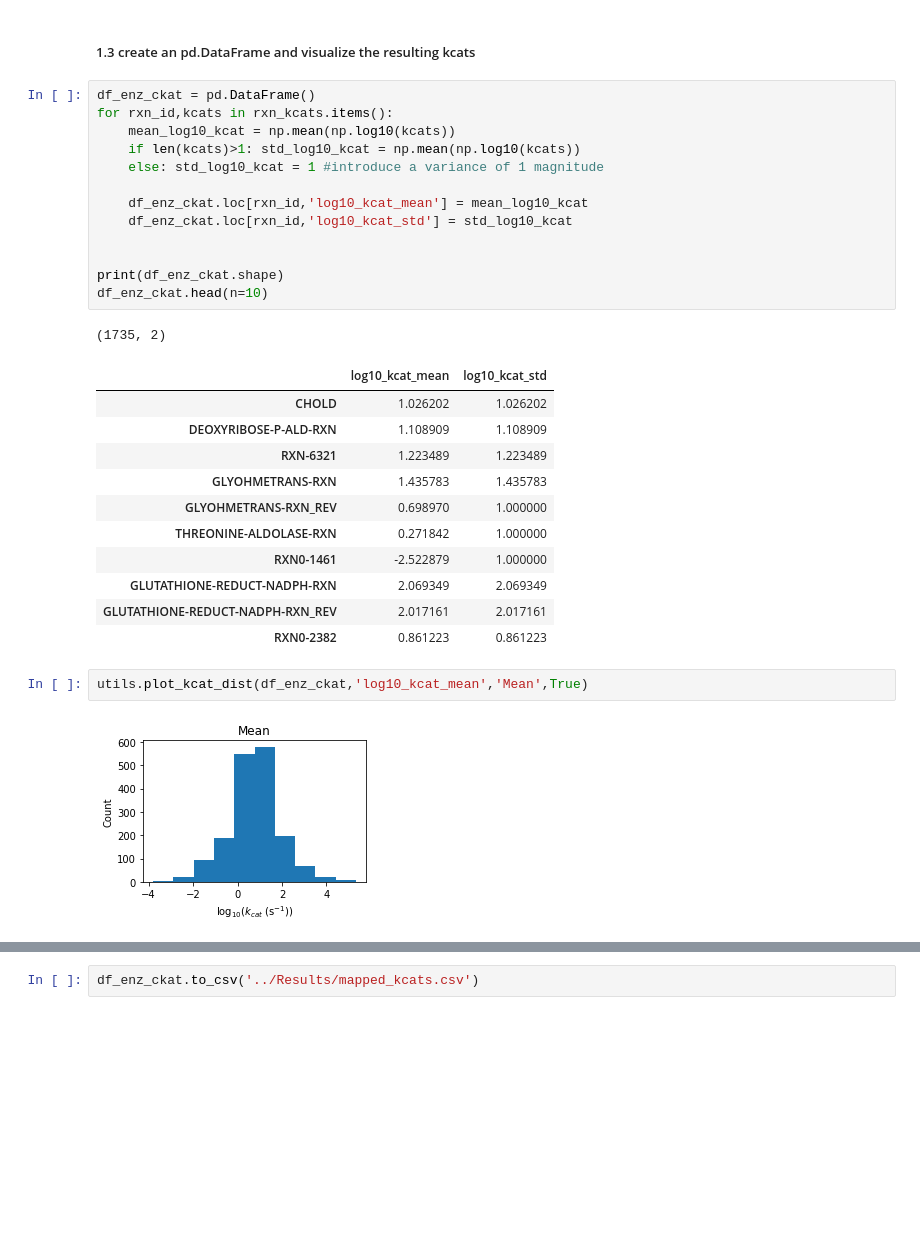
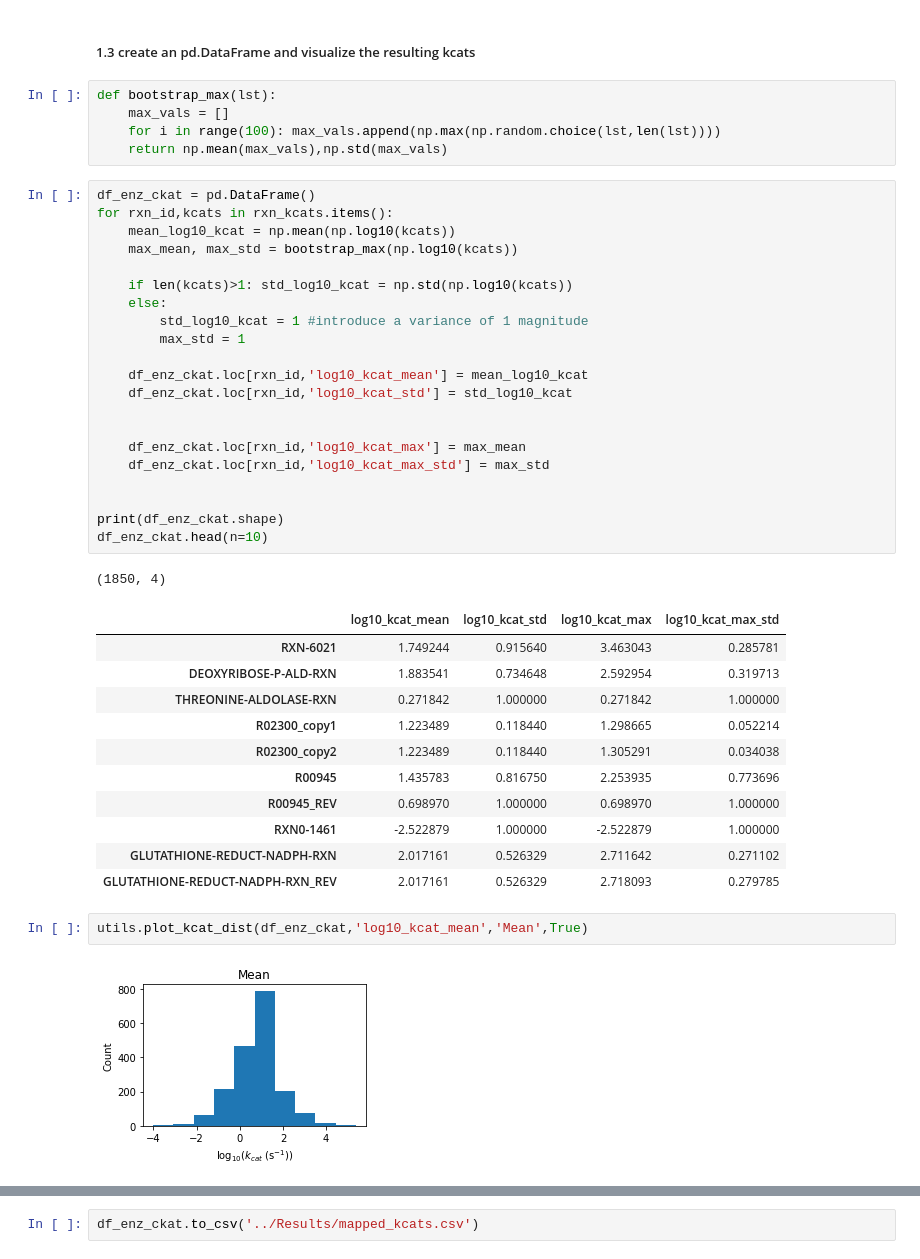
Before and after one commit to SysBioChalmers/Halo-GEM, a Jupyter notebook: ComplementaryScripts/EnzymeConstrainedModelRecon/Scripts/match_kcat_values_and_MWs.ipynb, the cells around one changed output, grey strips where cells are left out. Saved outputs shown, nothing was run; the diff lists cells and outputs as text; blank space fills up the shorter version.

```diff
--- a/ComplementaryScripts/EnzymeConstrainedModelRecon/Scripts/match_kcat_values_and_MWs.ipynb
+++ b/ComplementaryScripts/EnzymeConstrainedModelRecon/Scripts/match_kcat_values_and_MWs.ipynb
@@ -98,32 +101,45 @@ With 4 wildcards, kcats were found for 1 reactions by matching only EC number
 # %% [markdown]
 ##### 1.3 create an pd.DataFrame and visualize the resulting kcats
+# %%
+def bootstrap_max(lst):
+    max_vals = []
+    for i in range(100): max_vals.append(np.max(np.random.choice(lst,len(lst))))
+    return np.mean(max_vals),np.std(max_vals)
 # %%
 df_enz_ckat = pd.DataFrame()
 for rxn_id,kcats in rxn_kcats.items():
     mean_log10_kcat = np.mean(np.log10(kcats))
-    if len(kcats)>1: std_log10_kcat = np.mean(np.log10(kcats))
-    else: std_log10_kcat = 1 #introduce a variance of 1 magnitude
+    max_mean, max_std = bootstrap_max(np.log10(kcats))
+
+    if len(kcats)>1: std_log10_kcat = np.std(np.log10(kcats))
+    else:
+        std_log10_kcat = 1 #introduce a variance of 1 magnitude
+        max_std = 1
 
     df_enz_ckat.loc[rxn_id,'log10_kcat_mean'] = mean_log10_kcat
     df_enz_ckat.loc[rxn_id,'log10_kcat_std'] = std_log10_kcat
 
 
+    df_enz_ckat.loc[rxn_id,'log10_kcat_max'] = max_mean
+    df_enz_ckat.loc[rxn_id,'log10_kcat_max_std'] = max_std
+
+
 print(df_enz_ckat.shape)
 df_enz_ckat.head(n=10)
 # %% [output]
-(1735, 2)
+(1850, 4)
-|  | log10_kcat_mean | log10_kcat_std |
-| CHOLD | 1.026202 | 1.026202 |
-| DEOXYRIBOSE-P-ALD-RXN | 1.108909 | 1.108909 |
-| RXN-6321 | 1.223489 | 1.223489 |
-| GLYOHMETRANS-RXN | 1.435783 | 1.435783 |
-| GLYOHMETRANS-RXN_REV | 0.698970 | 1.000000 |
-| THREONINE-ALDOLASE-RXN | 0.271842 | 1.000000 |
-| RXN0-1461 | -2.522879 | 1.000000 |
-| GLUTATHIONE-REDUCT-NADPH-RXN | 2.069349 | 2.069349 |
-| GLUTATHIONE-REDUCT-NADPH-RXN_REV | 2.017161 | 2.017161 |
-| RXN0-2382 | 0.861223 | 0.861223 |
+|  | log10_kcat_mean | log10_kcat_std | log10_kcat_max | log10_kcat_max_std |
+| RXN-6021 | 1.749244 | 0.915640 | 3.463043 | 0.285781 |
+| DEOXYRIBOSE-P-ALD-RXN | 1.883541 | 0.734648 | 2.592954 | 0.319713 |
+| THREONINE-ALDOLASE-RXN | 0.271842 | 1.000000 | 0.271842 | 1.000000 |
+| R02300_copy1 | 1.223489 | 0.118440 | 1.298665 | 0.052214 |
+| R02300_copy2 | 1.223489 | 0.118440 | 1.305291 | 0.034038 |
+| R00945 | 1.435783 | 0.816750 | 2.253935 | 0.773696 |
+| R00945_REV | 0.698970 | 1.000000 | 0.698970 | 1.000000 |
+| RXN0-1461 | -2.522879 | 1.000000 | -2.522879 | 1.000000 |
+| GLUTATHIONE-REDUCT-NADPH-RXN | 2.017161 | 0.526329 | 2.711642 | 0.271102 |
+| GLUTATHIONE-REDUCT-NADPH-RXN_REV | 2.017161 | 0.526329 | 2.718093 | 0.279785 |
 # %%
 utils.plot_kcat_dist(df_enz_ckat,'log10_kcat_mean','Mean',True)
 # %% [output]
-[figure, old version]
+[figure, new version]
```
Also changed, not shown: parts of 10 cells of this notebook, 8 other files.
